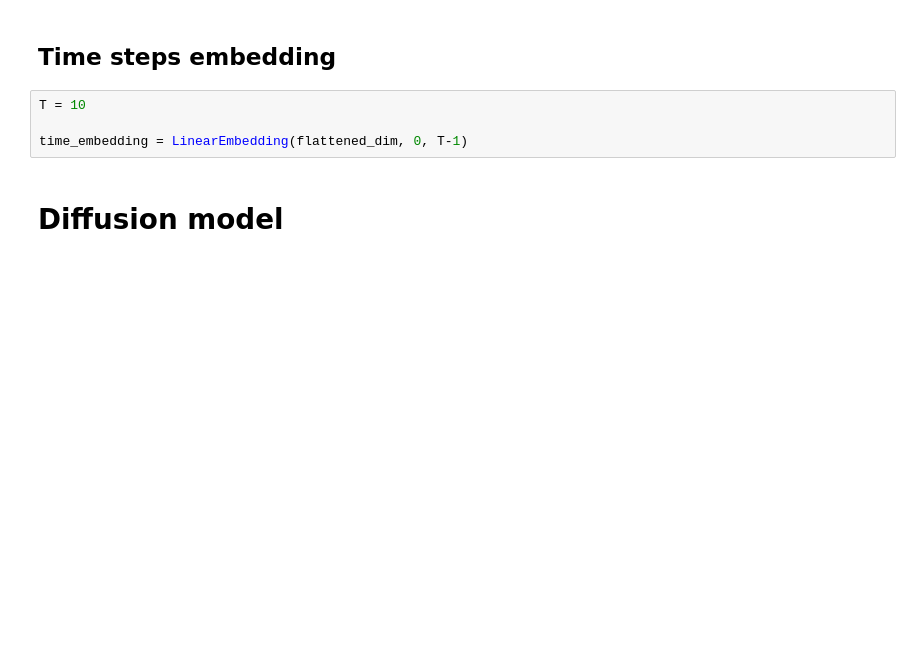
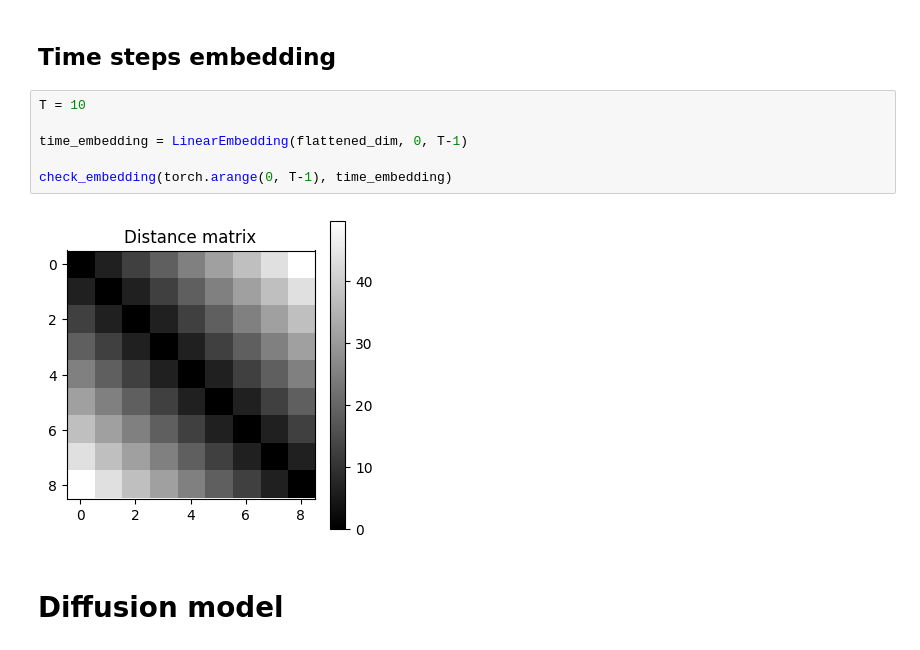
Before and after one commit to lucasmrdt/diffusion-model, a Jupyter notebook: notebooks/model_on_mnist.ipynb, the cells around one changed output. Saved outputs shown, nothing was run; the diff lists cells and outputs as text; blank space fills up the shorter version.

```diff
--- a/notebooks/model_on_mnist.ipynb
+++ b/notebooks/model_on_mnist.ipynb
@@ -78,7 +98,11 @@ Loss: 1.832612633734243e-05
 # %%
 T = 10
 
 time_embedding = LinearEmbedding(flattened_dim, 0, T-1)
+
+check_embedding(torch.arange(0, T-1), time_embedding)
+# %% [output]
+[figure, added]
 # %% [markdown]
 # Diffusion model
 # %%
```
Also changed, not shown: parts of 5 cells of this notebook, 1 other file.
